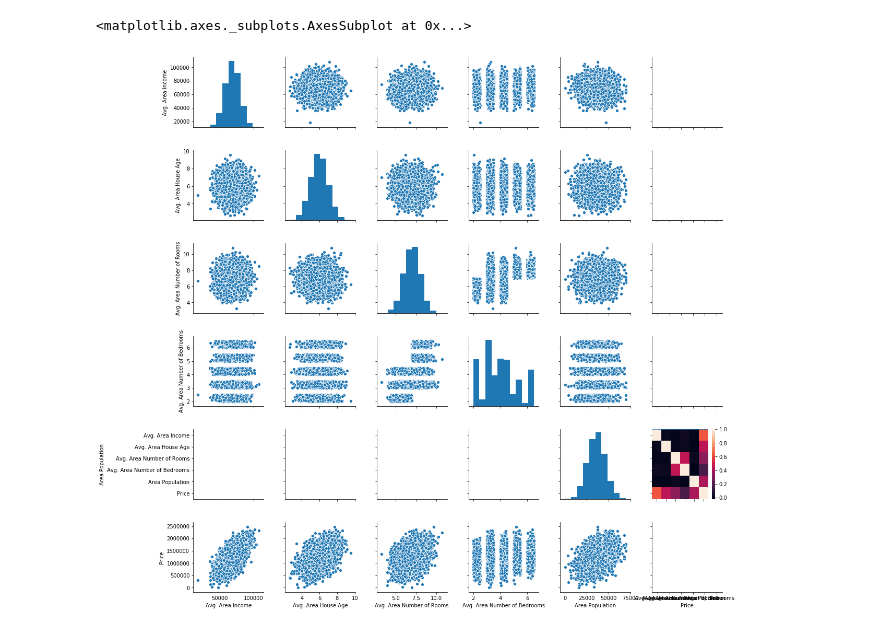
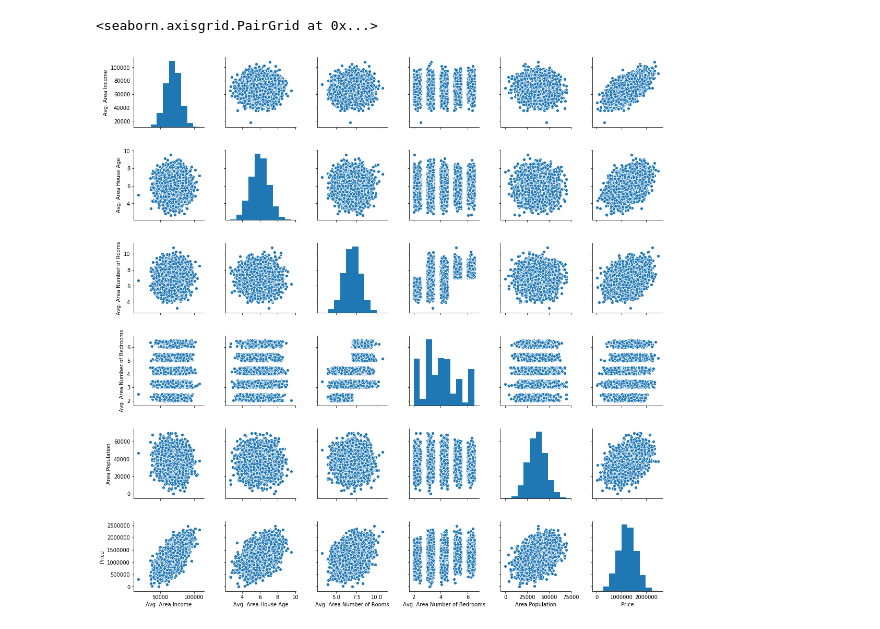
Before and after one commit to nschettini/puythonMachineLearning, a Jupyter notebook: linearregression.ipynb, the cells around one changed output. Cells and saved outputs as stored; diff of their text form; code cells hidden in the pictures.

```diff
--- a/linearregression.ipynb
+++ b/linearregression.ipynb
@@ -7,11 +7,9 @@ import seaborn as sns
 
 df = pd.read_csv('/Users/nschettini/Documents/Refactored_Py_DS_ML_Bootcamp-master/11-Linear-Regression/USA_Housing.csv')
 # %%
-df.columns
-
 sns.pairplot(df)
 # %% [output]
-<matplotlib.axes._subplots.AxesSubplot at 0x...>
+<seaborn.axisgrid.PairGrid at 0x...>
-[figure, old version]
+[figure, new version]
 # %%
 sns.distplot(df['Price'])
```
Also changed, not shown: parts of 18 cells of this notebook.
